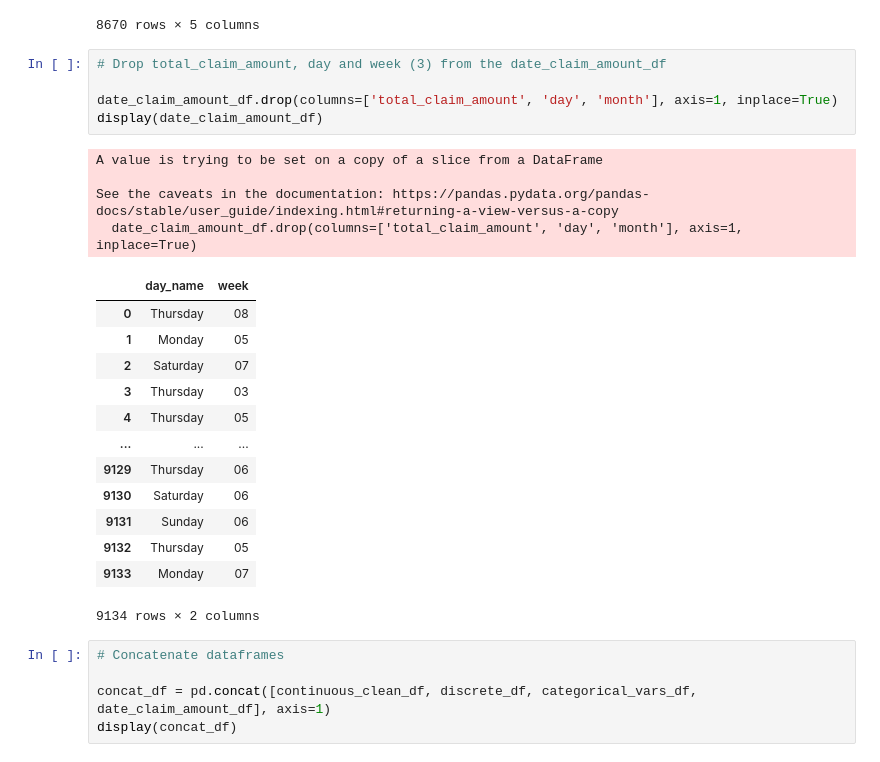
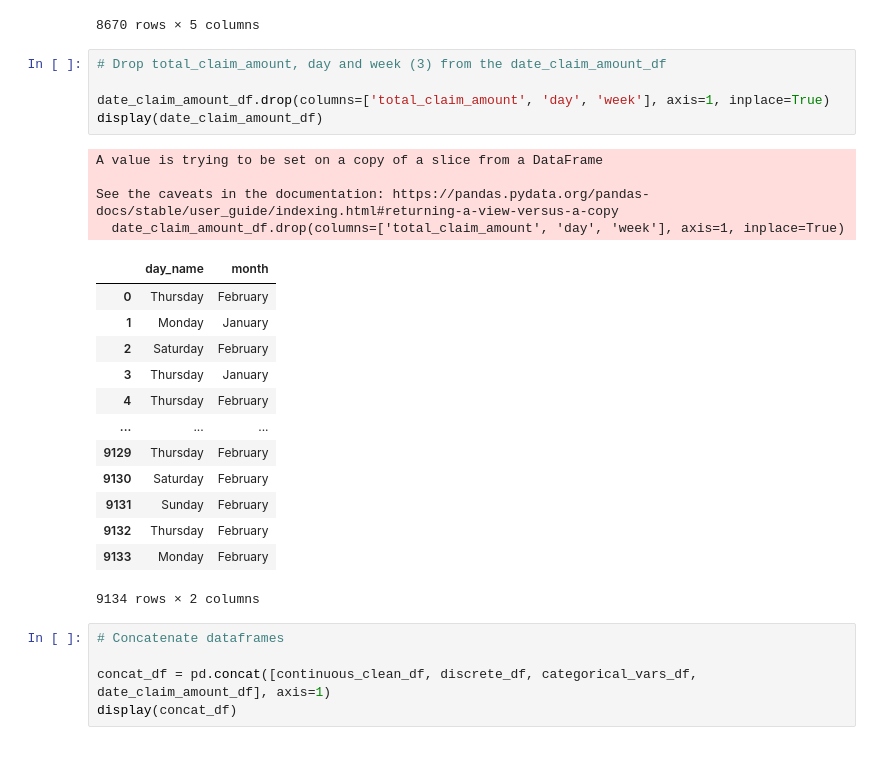
Before and after one commit to lugamez/lab-cleaning-categorical-data, a Jupyter notebook: lab_cleaning_categorical_data.ipynb, the cells around one changed output. Saved outputs shown, nothing was run; the diff lists cells and outputs as text.

```diff
--- a/lab_cleaning_categorical_data.ipynb
+++ b/lab_cleaning_categorical_data.ipynb
@@ -837,25 +837,25 @@ display(continuous_clean_df) # 8670 rows, 5 columns
 # %%
 # Drop total_claim_amount, day and week (3) from the date_claim_amount_df
 
-date_claim_amount_df.drop(columns=['total_claim_amount', 'day', 'month'], axis=1, inplace=True)
+date_claim_amount_df.drop(columns=['total_claim_amount', 'day', 'week'], axis=1, inplace=True)
 display(date_claim_amount_df)
 # %% [output]
 A value is trying to be set on a copy of a slice from a DataFrame
 
 See the caveats in the documentation: https://pandas.pydata.org/pandas-docs/stable/user_guide/indexing.html#returning-a-view-versus-a-copy
-  date_claim_amount_df.drop(columns=['total_claim_amount', 'day', 'month'], axis=1, inplace=True)
+  date_claim_amount_df.drop(columns=['total_claim_amount', 'day', 'week'], axis=1, inplace=True)
-|  | day_name | week |
-| 0 | Thursday | 08 |
-| 1 | Monday | 05 |
-| 2 | Saturday | 07 |
-| 3 | Thursday | 03 |
-| 4 | Thursday | 05 |
+|  | day_name | month |
+| 0 | Thursday | February |
+| 1 | Monday | January |
+| 2 | Saturday | February |
+| 3 | Thursday | January |
+| 4 | Thursday | February |
 | ... | ... | ... |
-| 9129 | Thursday | 06 |
-| 9130 | Saturday | 06 |
-| 9131 | Sunday | 06 |
-| 9132 | Thursday | 05 |
-| 9133 | Monday | 07 |
+| 9129 | Thursday | February |
+| 9130 | Saturday | February |
+| 9131 | Sunday | February |
+| 9132 | Thursday | February |
+| 9133 | Monday | February |
 9134 rows × 2 columns
 # %%
 # Concatenate dataframes
```
Also changed, not shown: parts of 4 cells of this notebook.
